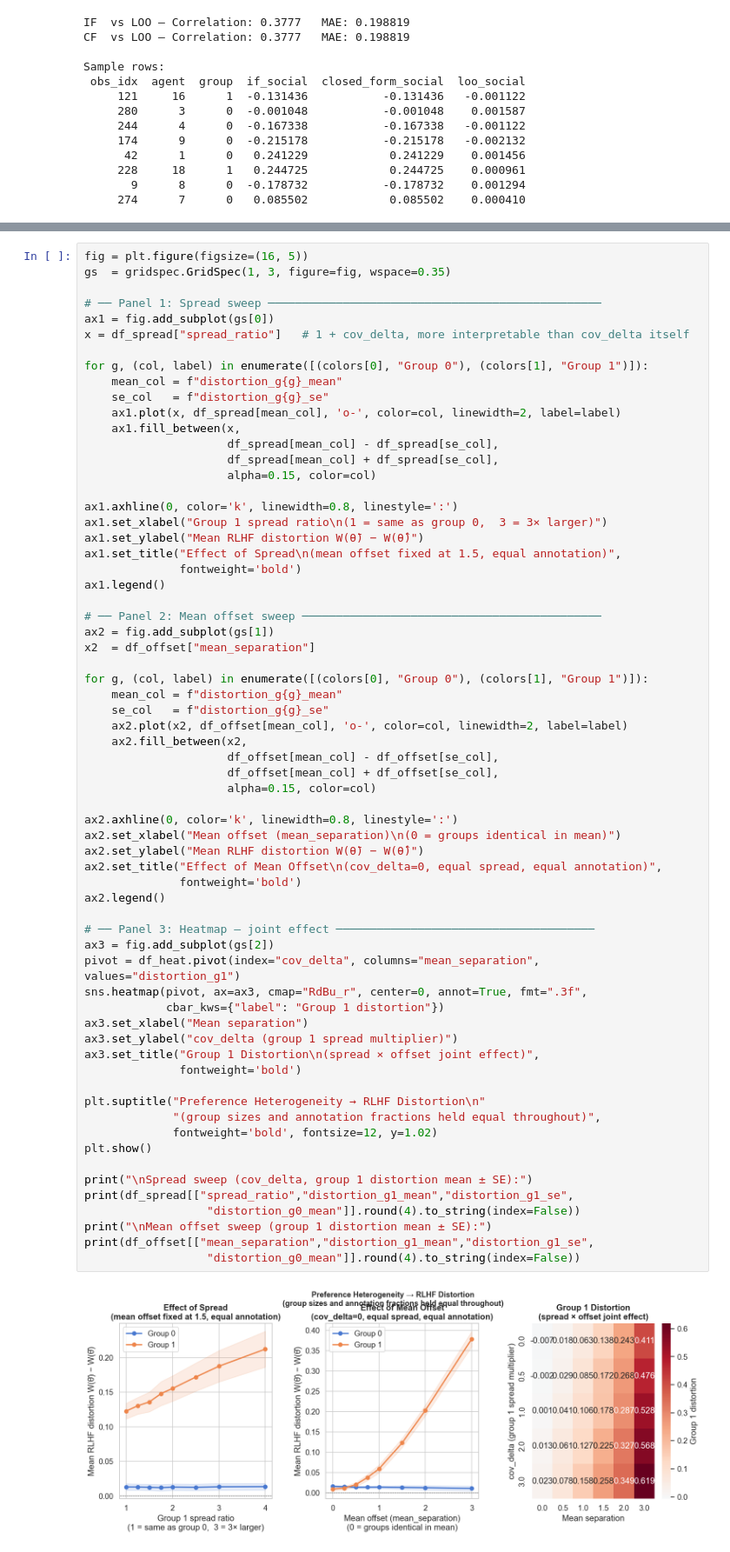
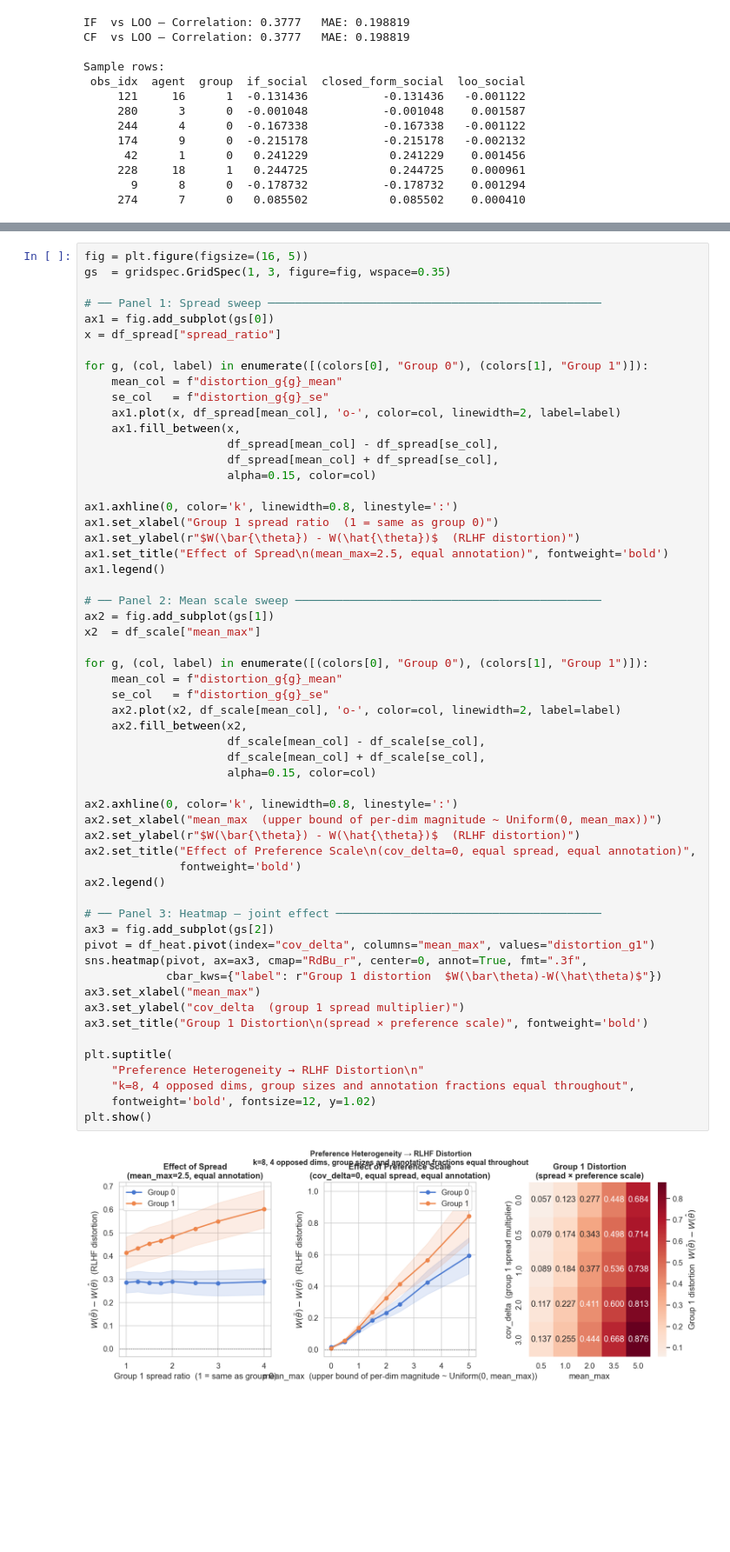
Before and after one commit to michelleeesi/hiddenstructure, a Jupyter notebook: rlhf_distortion_sim.ipynb, the cells around one changed output, grey strips where cells are left out. Shown at 87% size. Drawn from its saved outputs; the diff is of its cells as text; blank space fills up the shorter version.

```diff
--- a/rlhf_distortion_sim.ipynb
+++ b/rlhf_distortion_sim.ipynb
@@ -1360,64 +1165,56 @@ gs  = gridspec.GridSpec(1, 3, figure=fig, wspace=0.35)
 
 # ── Panel 1: Spread sweep ─────────────────────────────────────────────────
 ax1 = fig.add_subplot(gs[0])
-x = df_spread["spread_ratio"]   # 1 + cov_delta, more interpretable than cov_delta itself
+x = df_spread["spread_ratio"]
 
 for g, (col, label) in enumerate([(colors[0], "Group 0"), (colors[1], "Group 1")]):
     mean_col = f"distortion_g{g}_mean"
     se_col   = f"distortion_g{g}_se"
     ax1.plot(x, df_spread[mean_col], 'o-', color=col, linewidth=2, label=label)
     ax1.fill_between(x,
                      df_spread[mean_col] - df_spread[se_col],
                      df_spread[mean_col] + df_spread[se_col],
                      alpha=0.15, color=col)
 
 ax1.axhline(0, color='k', linewidth=0.8, linestyle=':')
-ax1.set_xlabel("Group 1 spread ratio\n(1 = same as group 0,  3 = 3× larger)")
-ax1.set_ylabel("Mean RLHF distortion W(θ̄) − W(θ̂)")
-ax1.set_title("Effect of Spread\n(mean offset fixed at 1.5, equal annotation)",
-              fontweight='bold')
+ax1.set_xlabel("Group 1 spread ratio  (1 = same as group 0)")
+ax1.set_ylabel(r"$W(\bar{\theta}) - W(\hat{\theta})$  (RLHF distortion)")
+ax1.set_title("Effect of Spread\n(mean_max=2.5, equal annotation)", fontweight='bold')
 ax1.legend()
 
-# ── Panel 2: Mean offset sweep ────────────────────────────────────────────
+# ── Panel 2: Mean scale sweep ─────────────────────────────────────────────
 ax2 = fig.add_subplot(gs[1])
-x2  = df_offset["mean_separation"]
+x2  = df_scale["mean_max"]
 
 for g, (col, label) in enumerate([(colors[0], "Group 0"), (colors[1], "Group 1")]):
     mean_col = f"distortion_g{g}_mean"
     se_col   = f"distortion_g{g}_se"
-    ax2.plot(x2, df_offset[mean_col], 'o-', color=col, linewidth=2, label=label)
+    ax2.plot(x2, df_scale[mean_col], 'o-', color=col, linewidth=2, label=label)
     ax2.fill_between(x2,
-                     df_offset[mean_col] - df_offset[se_col],
-                     df_offset[mean_col] + df_offset[se_col],
+                     df_scale[mean_col] - df_scale[se_col],
+                     df_scale[mean_col] + df_scale[se_col],
                      alpha=0.15, color=col)
 
 ax2.axhline(0, color='k', linewidth=0.8, linestyle=':')
-ax2.set_xlabel("Mean offset (mean_separation)\n(0 = groups identical in mean)")
-ax2.set_ylabel("Mean RLHF distortion W(θ̄) − W(θ̂)")
-ax2.set_title("Effect of Mean Offset\n(cov_delta=0, equal spread, equal annotation)",
+ax2.set_xlabel("mean_max  (upper bound of per-dim magnitude ~ Uniform(0, mean_max))")
+ax2.set_ylabel(r"$W(\bar{\theta}) - W(\hat{\theta})$  (RLHF distortion)")
+ax2.set_title("Effect of Preference Scale\n(cov_delta=0, equal spread, equal annotation)",
               fontweight='bold')
 ax2.legend()
 
-# ── Panel 3: Heatmap — joint effect ──────────────────────────────────────
+# ── Panel 3: Heatmap — joint effect ───────────────────────────────────────
 ax3 = fig.add_subplot(gs[2])
-pivot = df_heat.pivot(index="cov_delta", columns="mean_separation", values="distortion_g1")
+pivot = df_heat.pivot(index="cov_delta", columns="mean_max", values="distortion_g1")
 sns.heatmap(pivot, ax=ax3, cmap="RdBu_r", center=0, annot=True, fmt=".3f",
-            cbar_kws={"label": "Group 1 distortion"})
-ax3.set_xlabel("Mean separation")
-ax3.set_ylabel("cov_delta (group 1 spread multiplier)")
-ax3.set_title("Group 1 Distortion\n(spread × offset joint effect)",
-              fontweight='bold')
+            cbar_kws={"label": r"Group 1 distortion  $W(\bar\theta)-W(\hat\theta)$"})
+ax3.set_xlabel("mean_max")
+ax3.set_ylabel("cov_delta  (group 1 spread multiplier)")
+ax3.set_title("Group 1 Distortion\n(spread × preference scale)", fontweight='bold')
 
-plt.suptitle("Preference Heterogeneity → RLHF Distortion\n"
-             "(group sizes and annotation fractions held equal throughout)",
-             fontweight='bold', fontsize=12, y=1.02)
+plt.suptitle(
+    "Preference Heterogeneity → RLHF Distortion\n"
+    "k=8, 4 opposed dims, group sizes and annotation fractions equal throughout",
+    fontweight='bold', fontsize=12, y=1.02)
 plt.show()
-
-print("\nSpread sweep (cov_delta, group 1 distortion mean ± SE):")
-print(df_spread[["spread_ratio","distortion_g1_mean","distortion_g1_se",
-                  "distortion_g0_mean"]].round(4).to_string(index=False))
-print("\nMean offset sweep (group 1 distortion mean ± SE):")
-print(df_offset[["mean_separation","distortion_g1_mean","distortion_g1_se",
-                  "distortion_g0_mean"]].round(4).to_string(index=False))
 # %% [output]
-[figure, old version]
+[figure, new version]
```
Also changed, not shown: parts of 29 cells of this notebook.
